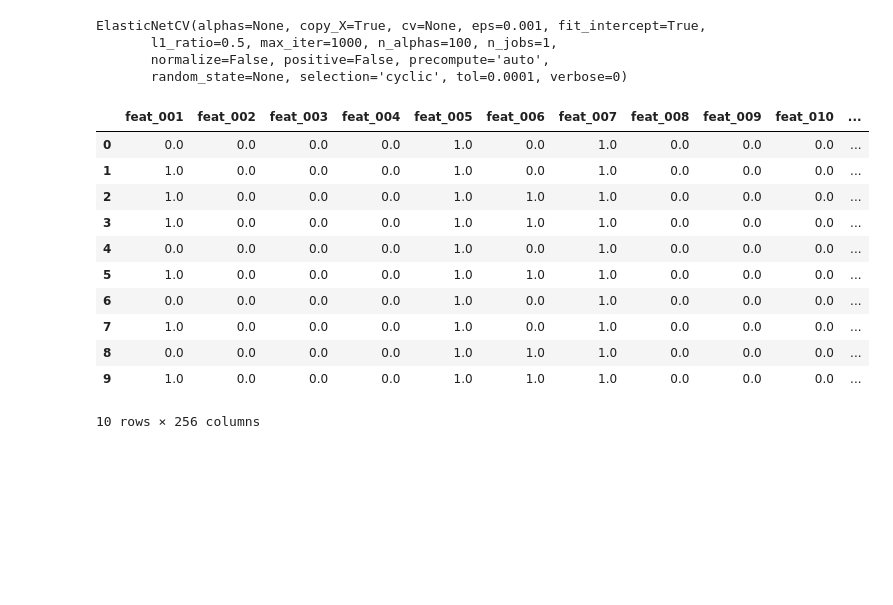
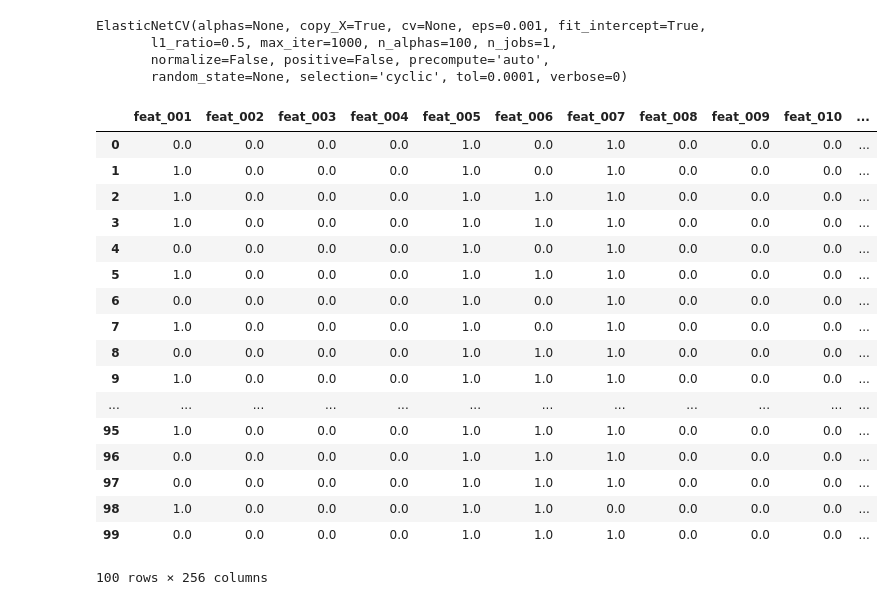
Before and after one commit to matheuscfernandes/cs181-s17-practicals, a Jupyter notebook: p1/Sinusoidal_Trials.ipynb, the cells around one changed output. Saved outputs shown, nothing was run; the diff lists cells and outputs as text; code cells hidden in the pictures; blank space fills up the shorter version.

```diff
--- a/p1/Sinusoidal_Trials.ipynb
+++ b/p1/Sinusoidal_Trials.ipynb
@@ -168,17 +168,23 @@ names2=['feat_002', 'feat_003', 'feat_004', 'feat_008', 'feat_009', 'feat_010',
 # %%
 df_curr = df_all.drop(names2, axis=1)
 # %%
-df_all.head(10)
+df_all.head(100)
 # %% [output]
 |  | feat_001 | feat_002 | feat_003 | feat_004 | feat_005 | feat_006 | feat_007 | feat_008 | feat_009 | feat_010 | ... |
 | 0 | 0.0 | 0.0 | 0.0 | 0.0 | 1.0 | 0.0 | 1.0 | 0.0 | 0.0 | 0.0 | ... |
 | 1 | 1.0 | 0.0 | 0.0 | 0.0 | 1.0 | 0.0 | 1.0 | 0.0 | 0.0 | 0.0 | ... |
 | 2 | 1.0 | 0.0 | 0.0 | 0.0 | 1.0 | 1.0 | 1.0 | 0.0 | 0.0 | 0.0 | ... |
 | 3 | 1.0 | 0.0 | 0.0 | 0.0 | 1.0 | 1.0 | 1.0 | 0.0 | 0.0 | 0.0 | ... |
 | 4 | 0.0 | 0.0 | 0.0 | 0.0 | 1.0 | 0.0 | 1.0 | 0.0 | 0.0 | 0.0 | ... |
 | 5 | 1.0 | 0.0 | 0.0 | 0.0 | 1.0 | 1.0 | 1.0 | 0.0 | 0.0 | 0.0 | ... |
 | 6 | 0.0 | 0.0 | 0.0 | 0.0 | 1.0 | 0.0 | 1.0 | 0.0 | 0.0 | 0.0 | ... |
 | 7 | 1.0 | 0.0 | 0.0 | 0.0 | 1.0 | 0.0 | 1.0 | 0.0 | 0.0 | 0.0 | ... |
 | 8 | 0.0 | 0.0 | 0.0 | 0.0 | 1.0 | 1.0 | 1.0 | 0.0 | 0.0 | 0.0 | ... |
 | 9 | 1.0 | 0.0 | 0.0 | 0.0 | 1.0 | 1.0 | 1.0 | 0.0 | 0.0 | 0.0 | ... |
+| ... | ... | ... | ... | ... | ... | ... | ... | ... | ... | ... | ... |
+| 95 | 1.0 | 0.0 | 0.0 | 0.0 | 1.0 | 1.0 | 1.0 | 0.0 | 0.0 | 0.0 | ... |
+| 96 | 0.0 | 0.0 | 0.0 | 0.0 | 1.0 | 1.0 | 1.0 | 0.0 | 0.0 | 0.0 | ... |
+| 97 | 0.0 | 0.0 | 0.0 | 0.0 | 1.0 | 1.0 | 1.0 | 0.0 | 0.0 | 0.0 | ... |
+| 98 | 1.0 | 0.0 | 0.0 | 0.0 | 1.0 | 1.0 | 0.0 | 0.0 | 0.0 | 0.0 | ... |
+| 99 | 0.0 | 0.0 | 0.0 | 0.0 | 1.0 | 1.0 | 1.0 | 0.0 | 0.0 | 0.0 | ... |
-10 rows × 256 columns
+100 rows × 256 columns
```
